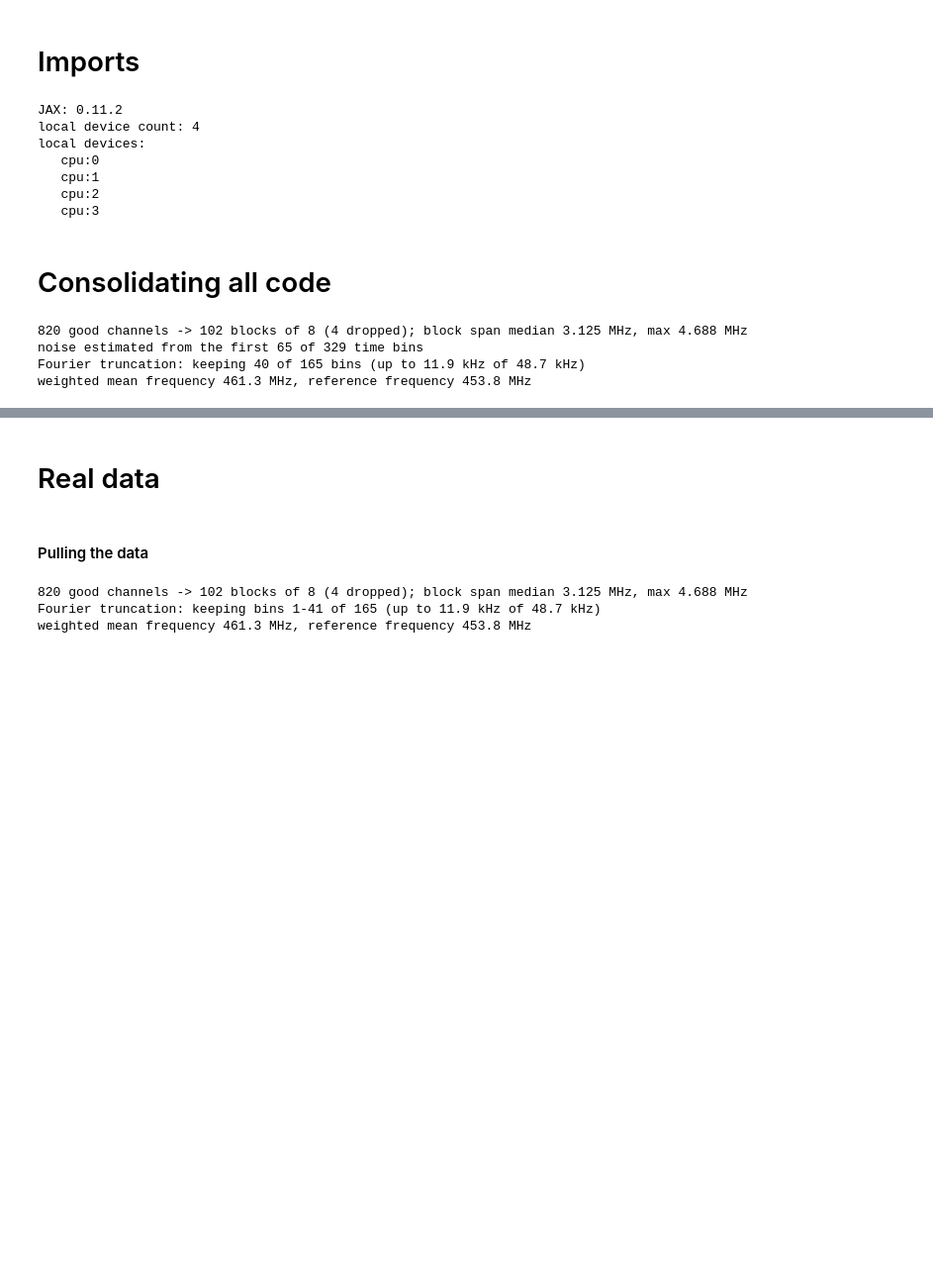
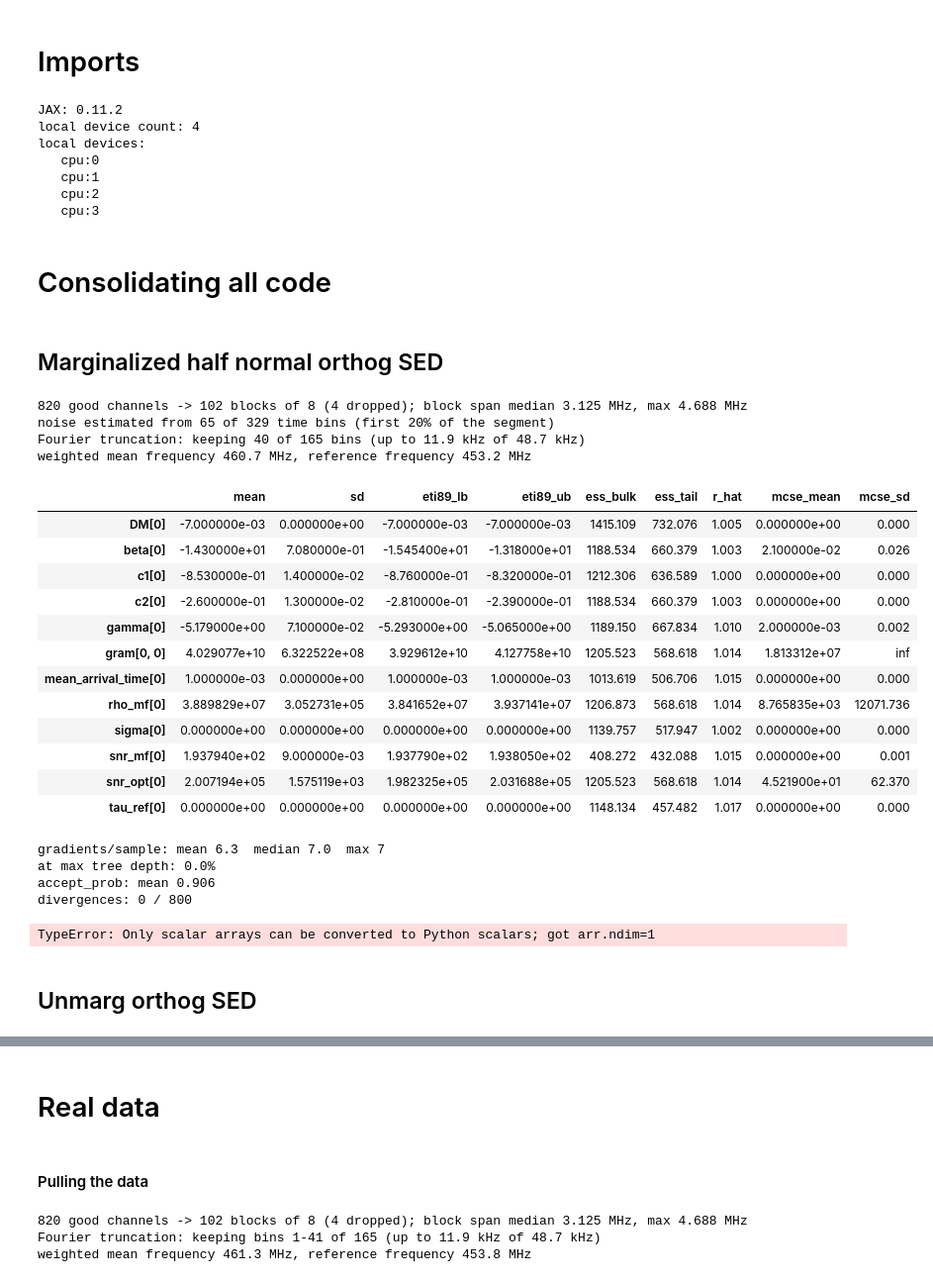
Before and after one commit to HarrisonS-Phys/FRBayes, a Jupyter notebook: notebooks/testing.ipynb, the cells around one changed output, grey strips where cells are left out. Shown at 99% size. Saved outputs shown, nothing was run; the diff lists cells and outputs as text; code cells hidden in the pictures; blank space fills up the shorter version.

```diff
--- a/notebooks/testing.ipynb
+++ b/notebooks/testing.ipynb
@@ -78,6 +78,8 @@ local devices:
 # tqdm.std.tqdm.stqdm_file = ThreadSafeStdOut(sys.stdout)
 # %% [markdown]
 # Consolidating all code
+# %% [markdown]
+## Marginalized half normal orthog SED
 # %%
 # -------------------------------------------------------------------
 # 1. Data Conditioning
@@ -90,7 +92,6 @@ burst = prepare_burst(
     n_avg=8,                # frequency channels averaged per block
     fd_downsample=4,        # downsampling factor of high frequency FD bins
     toa=None,               # if no upstream TOA, falls back to noise_fraction below to estimate noise
-    guard_before=5e-4,      # excluded ahead of the TOA when one is given (s)
     noise_fraction=0.2,     # fraction of the segment used for the off-pulse noise estimate
     verbose=True,
 )
@@ -119,11 +120,25 @@ single_pulse_fn = setup_model(
 # -------------------------------------------------------------------
 # 3. Priors & NUTS Sampling
 # -------------------------------------------------------------------
+# priors = {
+#     "mean_arrival_time": dist.Uniform(0.00115 - 2e-4, 0.00115 + 2e-4),   # (s, relative to segment start)
+
+#     "sigma": dist.Uniform(5e-5, 1e-4),              # intrinsic width (s)
+#     "DM": dist.Uniform(-0.1, 0.1),                  # residual DM (pc cm^-3)
+#     "tau_ref": dist.Uniform(1e-5, 2e-3),            # scattering timescale at nu_r (s)
+
+#     # Orthogonal basis coefficients, O(1) by construction (unit weighted RMS basis). These are
+#     # specific to this burst's basis and are not comparable between bursts; gamma and beta are
+#     # recorded as deterministic sites via spectral_coeff_map and are what should be reported.
+#     "c1": dist.Uniform(-3.0, 3.0),                  # linear basis coefficient
+#     "c2": dist.Uniform(-3.0, 3.0),                  # quadratic basis coefficient
+# }
 priors = {
     "mean_arrival_time": dist.Uniform(0.00115 - 2e-4, 0.00115 + 2e-4),   # (s, relative to segment start)
 
     "sigma": dist.Uniform(5e-5, 1e-4),              # intrinsic width (s)
-    "DM": dist.Uniform(-0.1, 0.1),                  # residual DM (pc cm^-3)
+    "DM": dist.Uniform(-0.0864, 0.0864),                  # residual DM (pc cm^-3)
+    #"DM": dist.Uniform(-0.1, 0.1),                  # residual DM (pc cm^-3)
     "tau_ref": dist.Uniform(1e-5, 2e-3),            # scattering timescale at nu_r (s)
 
     # Orthogonal basis coefficients, O(1) by construction (unit weighted RMS basis). These are
@@ -137,7 +152,7 @@ s_opt = 100.0
 
 num_warmup = 1000
 num_samples = 200
-num_chains = 1
+num_chains = 4
 
 kernel = NUTS(FD_marg_halfnormal_nooverlap_gaussianlikelihood, dense_mass=True)
 mcmc = MCMC(kernel, num_warmup=num_warmup, num_samples=num_samples, num_chains=num_chains,
@@ -149,7 +164,7 @@ key_sampler, key_fluences = jax.random.split(jax.random.PRNGKey(1))
 mcmc.run(
     key_sampler,
     data_fd=burst.data_fd,
-    sigma_noise=burst.sigma_noise,
+    sigma_noise_fd=burst.sigma_noise_fd,
     n_pulses=n_pulses,
     priors=priors,
     single_pulse_fn=single_pulse_fn,
@@ -174,6 +189,6 @@ mcmc.run(
 #mcmc_data = az.from_dict(posterior={k: jnp.asarray(v)[None, ...] for k, v in samples.items()})
 # %% [output]
 820 good channels -> 102 blocks of 8 (4 dropped); block span median 3.125 MHz, max 4.688 MHz
-noise estimated from the first 65 of 329 time bins
+noise estimated from 65 of 329 time bins (first 20% of the segment)
 Fourier truncation: keeping 40 of 165 bins (up to 11.9 kHz of 48.7 kHz)
-weighted mean frequency 461.3 MHz, reference frequency 453.8 MHz
+weighted mean frequency 460.7 MHz, reference frequency 453.2 MHz
@@ -179,0 +202,40 @@ weighted mean frequency 461.3 MHz, reference frequency 453.8 MHz
+# %%
+mcmc_data = az.from_numpyro(mcmc, log_likelihood={}, posterior_predictive={})
+# %%
+az.summary(mcmc_data, round_to=3)
+# %% [output]
+|  | mean | sd | eti89_lb | eti89_ub | ess_bulk | ess_tail | r_hat | mcse_mean | mcse_sd |
+| DM[0] | -7.000000e-03 | 0.000000e+00 | -7.000000e-03 | -7.000000e-03 | 1415.109 | 732.076 | 1.005 | 0.000000e+00 | 0.000 |
+| beta[0] | -1.430000e+01 | 7.080000e-01 | -1.545400e+01 | -1.318000e+01 | 1188.534 | 660.379 | 1.003 | 2.100000e-02 | 0.026 |
+| c1[0] | -8.530000e-01 | 1.400000e-02 | -8.760000e-01 | -8.320000e-01 | 1212.306 | 636.589 | 1.000 | 0.000000e+00 | 0.000 |
+| c2[0] | -2.600000e-01 | 1.300000e-02 | -2.810000e-01 | -2.390000e-01 | 1188.534 | 660.379 | 1.003 | 0.000000e+00 | 0.000 |
+| gamma[0] | -5.179000e+00 | 7.100000e-02 | -5.293000e+00 | -5.065000e+00 | 1189.150 | 667.834 | 1.010 | 2.000000e-03 | 0.002 |
+| gram[0, 0] | 4.029077e+10 | 6.322522e+08 | 3.929612e+10 | 4.127758e+10 | 1205.523 | 568.618 | 1.014 | 1.813312e+07 | inf |
+| mean_arrival_time[0] | 1.000000e-03 | 0.000000e+00 | 1.000000e-03 | 1.000000e-03 | 1013.619 | 506.706 | 1.015 | 0.000000e+00 | 0.000 |
+| rho_mf[0] | 3.889829e+07 | 3.052731e+05 | 3.841652e+07 | 3.937141e+07 | 1206.873 | 568.618 | 1.014 | 8.765835e+03 | 12071.736 |
+| sigma[0] | 0.000000e+00 | 0.000000e+00 | 0.000000e+00 | 0.000000e+00 | 1139.757 | 517.947 | 1.002 | 0.000000e+00 | 0.000 |
+| snr_mf[0] | 1.937940e+02 | 9.000000e-03 | 1.937790e+02 | 1.938050e+02 | 408.272 | 432.088 | 1.015 | 0.000000e+00 | 0.001 |
+| snr_opt[0] | 2.007194e+05 | 1.575119e+03 | 1.982325e+05 | 2.031688e+05 | 1205.523 | 568.618 | 1.014 | 4.521900e+01 | 62.370 |
+| tau_ref[0] | 0.000000e+00 | 0.000000e+00 | 0.000000e+00 | 0.000000e+00 | 1148.134 | 457.482 | 1.017 | 0.000000e+00 | 0.000 |
+# %%
+ex = mcmc.get_extra_fields()
+ns = jnp.array(ex["num_steps"])                    # (chain, draw) with num_chains > 1
+n_chains = ns.shape[0] if ns.ndim > 1 else 1
+ns = ns.reshape(n_chains, -1)
+acc = jnp.array(ex["accept_prob"]).reshape(n_chains, -1)
+div = jnp.array(ex["diverging"]).reshape(n_chains, -1)
+pe = jnp.array(ex["potential_energy"]).reshape(n_chains, -1)
+step = jnp.atleast_1d(mcmc.last_state.adapt_state.step_size)
+
+for c in range(n_chains):
+    print(f"chain {c}: grads/sample mean {ns[c].mean():5.1f} max {ns[c].max():4d} | "
+          f"max depth {100*jnp.mean(ns[c] >= 2**10 - 1):4.1f}% | "
+          f"accept {acc[c].mean():.3f} | div {int(div[c].sum())}/{ns.shape[1]} | "
+          f"step {float(step[c % step.size]):.3e} | "
+          f"U mean {pe[c].mean():9.1f} sd {pe[c].std():.2f}")
+# %% [output]
+gradients/sample: mean 6.3  median 7.0  max 7
+at max tree depth: 0.0%
+accept_prob: mean 0.906
+divergences: 0 / 800
+TypeError: Only scalar arrays can be converted to Python scalars; got arr.ndim=1
@@ -179,0 +487,2 @@ weighted mean frequency 461.3 MHz, reference frequency 453.8 MHz
+# %% [markdown]
+## Unmarg orthog SED
```
Also changed, not shown: parts of 16 cells of this notebook, 3 other files.
